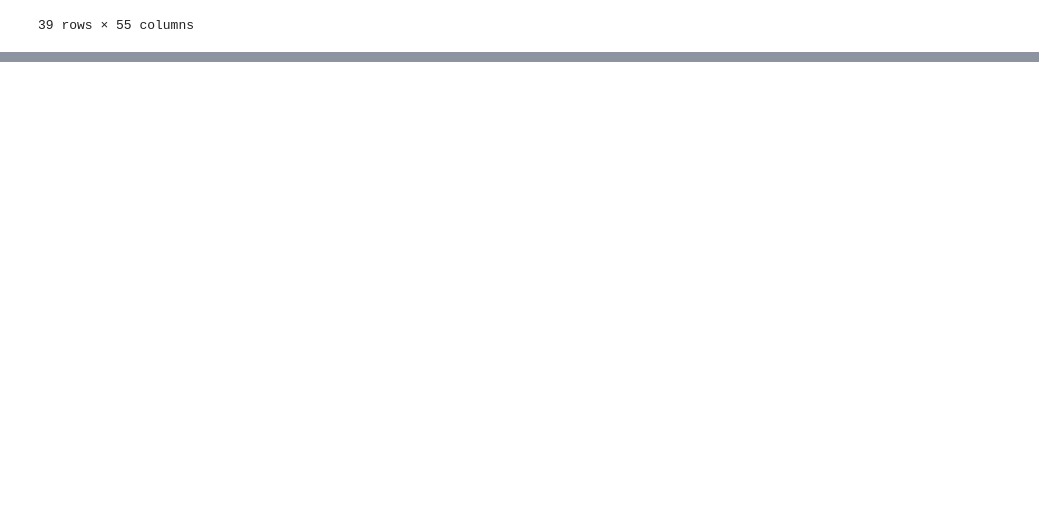
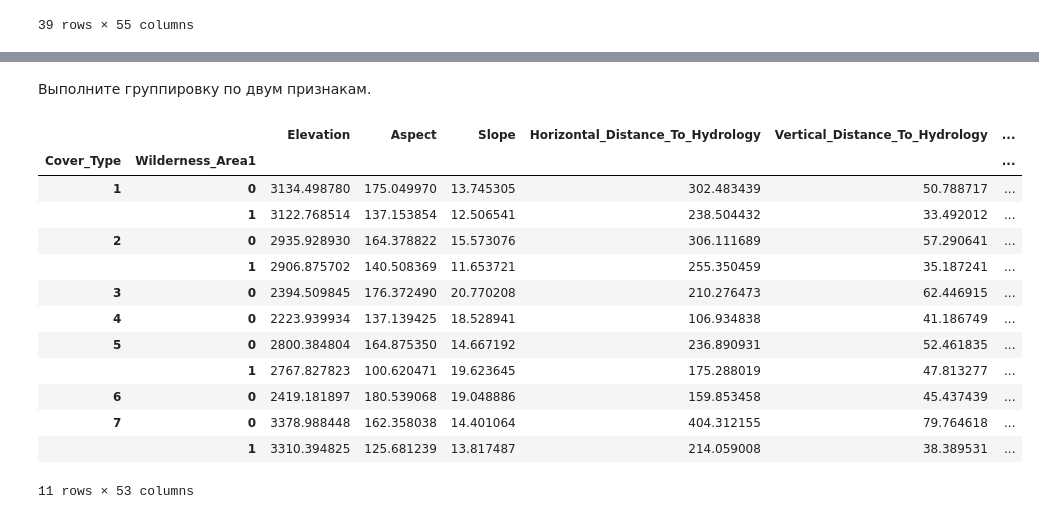
Before and after one commit to xpertdreamer/ooa, a Jupyter notebook: lab_2.ipynb, the cells around one changed output, grey strips where cells are left out. Saved outputs shown, nothing was run; the diff lists cells and outputs as text; code cells hidden in the pictures; blank space fills up the shorter version.

```diff
--- a/lab_2.ipynb
+++ b/lab_2.ipynb
@@ -164,0 +287,20 @@ df_filtered.sort_values('Hillshade_3pm', ascending=False)
+# %% [markdown]
+Выполните группировку по двум признакам.
+# %%
+df_two_feat = df.groupby(['Cover_Type', 'Wilderness_Area1']).mean()
+df_two_feat
+# %% [output]
+|  |  | Elevation | Aspect | Slope | Horizontal_Distance_To_Hydrology | Vertical_Distance_To_Hydrology | ... |
+| Cover_Type | Wilderness_Area1 |  |  |  |  |  | ... |
+| 1 | 0 | 3134.498780 | 175.049970 | 13.745305 | 302.483439 | 50.788717 | ... |
+|  | 1 | 3122.768514 | 137.153854 | 12.506541 | 238.504432 | 33.492012 | ... |
+| 2 | 0 | 2935.928930 | 164.378822 | 15.573076 | 306.111689 | 57.290641 | ... |
+|  | 1 | 2906.875702 | 140.508369 | 11.653721 | 255.350459 | 35.187241 | ... |
+| 3 | 0 | 2394.509845 | 176.372490 | 20.770208 | 210.276473 | 62.446915 | ... |
+| 4 | 0 | 2223.939934 | 137.139425 | 18.528941 | 106.934838 | 41.186749 | ... |
+| 5 | 0 | 2800.384804 | 164.875350 | 14.667192 | 236.890931 | 52.461835 | ... |
+|  | 1 | 2767.827823 | 100.620471 | 19.623645 | 175.288019 | 47.813277 | ... |
+| 6 | 0 | 2419.181897 | 180.539068 | 19.048886 | 159.853458 | 45.437439 | ... |
+| 7 | 0 | 3378.988448 | 162.358038 | 14.401064 | 404.312155 | 79.764618 | ... |
+|  | 1 | 3310.394825 | 125.681239 | 13.817487 | 214.059008 | 38.389531 | ... |
+11 rows × 53 columns
```
Also changed, not shown: parts of 27 cells of this notebook, 1 other file.
